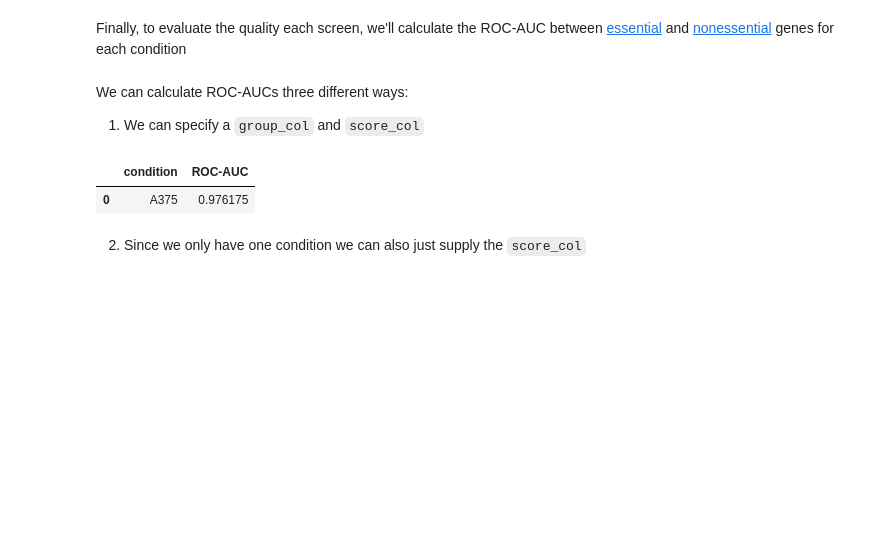
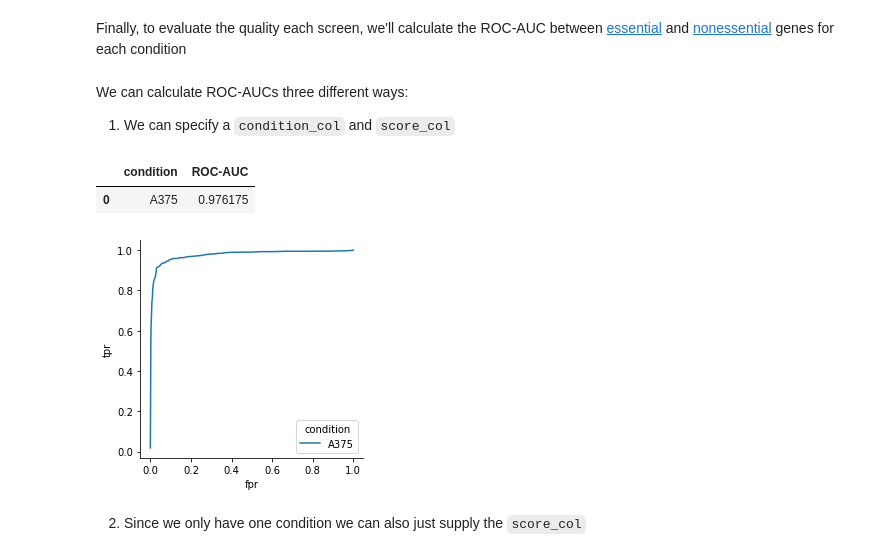
Before and after one commit to gpp-rnd/poola, a Jupyter notebook: 00_core.ipynb, the cells around one changed output. Cells and saved outputs as stored; diff of their text form; code cells hidden in the pictures; blank space fills up the shorter version.

```diff
--- a/00_core.ipynb
+++ b/00_core.ipynb
@@ -535,9 +614,9 @@ sns.despine()
 ## Calculate ROC-AUC between essential and non-essential genes
 # %%
 # export
-from sklearn.metrics import roc_auc_score
 
-def get_roc_aucs(lfcs, tp_genes, fp_genes, gene_col, score_col=None, group_col=None, conditions=None):
+def get_roc_aucs(lfcs, tp_genes, fp_genes, gene_col, score_col=None, condition_col=None, condition_list=None,
+                 pos_control_direction=-1):
     """
     Calculate the ROC-AUC between true positive and false positive gene sets.
     Must specificy score_col (and group_col optionally) or conditions
@@ -547,14 +626,15 @@ def get_roc_aucs(lfcs, tp_genes, fp_genes, gene_col, score_col=None, group_col=N
     fp_genes: list-like, false positive genes |
     gene_col: str |
     score_col: str, column for ranking genes from smallest to largest.
-    group_col: str or list, columns to use for grouping genes.
-    conditions: list, columns for which to calculate ROC-AUCs
+    condition_col: str or list, columns to use for grouping genes.
+    condition_list: list, columns for which to calculate ROC-AUCs
+    pos_control_direction: int, direction in which positive controls score |
     returns: dataframe of roc_aucs
     """
-    if conditions is not None:
+    if condition_list is not None:
         score_col = 'lfc'
-        group_col = 'condition'
-        roc_df = lfcs.melt(id_vars=gene_col, value_vars=conditions, var_name=group_col, value_name=score_col)
+        condition_col = 'condition'
+        roc_df = lfcs.melt(id_vars=gene_col, value_vars=condition_list, var_name=condition_col, value_name=score_col)
     elif score_col is not None:
         roc_df = lfcs.copy()
     else:
@@ -562,27 +642,42 @@ def get_roc_aucs(lfcs, tp_genes, fp_genes, gene_col, score_col=None, group_col=N
     roc_df = roc_df[roc_df[gene_col].isin(tp_genes) |
                     roc_df[gene_col].isin(fp_genes)]
     roc_df['tp'] = roc_df[gene_col].isin(tp_genes)
-    if group_col is not None:
-        roc_aucs = (roc_df.groupby(group_col)
-                    .apply(lambda df: roc_auc_score(df['tp'], -df[score_col]))
+    if condition_col is not None:
+        roc_aucs = (roc_df.groupby(condition_col)
+                    .apply(lambda df: roc_auc_score(df['tp'], pos_control_direction * df[score_col]))
                     .reset_index(name='ROC-AUC'))
+        roc_df_list = []
+        for group, df in roc_df.groupby(condition_col):
+            fpr, tpr, treshold = roc_curve(roc_df['tp'], pos_control_direction * roc_df[score_col])
+            group_roc_df = pd.DataFrame({'tpr': tpr, 'fpr': fpr, 'threshold': treshold})
+            group_roc_df[condition_col] = group
+            roc_df_list.append(group_roc_df)
+        roc_df = (pd.concat(roc_df_list).reset_index(drop=True))
     else:
-        roc_aucs = roc_auc_score(roc_df['tp'], -roc_df[score_col])
-    return roc_aucs
+        roc_aucs = roc_auc_score(roc_df['tp'], pos_control_direction * roc_df[score_col])
+        fpr, tpr, treshold = roc_curve(roc_df['tp'], pos_control_direction * roc_df[score_col])
+        roc_df = pd.DataFrame({'tpr': tpr, 'fpr': fpr, 'threshold': treshold})
+    return roc_aucs, roc_df
 # %% [markdown]
 Finally, to evaluate the quality each screen, we'll calculate the ROC-AUC between [essential](https://doi.org/10.1016/j.cell.2015.11.015) and [nonessential](https://doi.org/10.15252/msb.20145216) genes for each condition
 # %% [markdown]
 We can calculate ROC-AUCs three different ways:
 
-1) We can specify a `group_col` and `score_col`
+1) We can specify a `condition_col` and `score_col`
 # %%
-roc_aucs = get_roc_aucs(lfcs=gene_lfcs, tp_genes=essential_genes, fp_genes=nonessential_genes, gene_col='Annotated Gene Symbol',
-                        group_col='condition', score_col='avg_lfc')
+roc_aucs, roc_df = get_roc_aucs(lfcs=gene_lfcs, tp_genes=essential_genes, fp_genes=nonessential_genes, gene_col='Annotated Gene Symbol',
+                                condition_col='condition', score_col='avg_lfc')
 assert roc_aucs['ROC-AUC'][0] > 0.9
 roc_aucs
 # %% [output]
 |  | condition | ROC-AUC |
 | 0 | A375 | 0.976175 |
+# %%
+plt.subplots(figsize=(4,4))
+sns.lineplot(data=roc_df, x='fpr', y='tpr', hue='condition', ci=None)
+sns.despine()
+# %% [output]
+[figure, added]
 # %% [markdown]
 2) Since we only have one condition we can also just supply the `score_col`
 # %%
```
Also changed, not shown: parts of 35 cells of this notebook, 8 other files.
